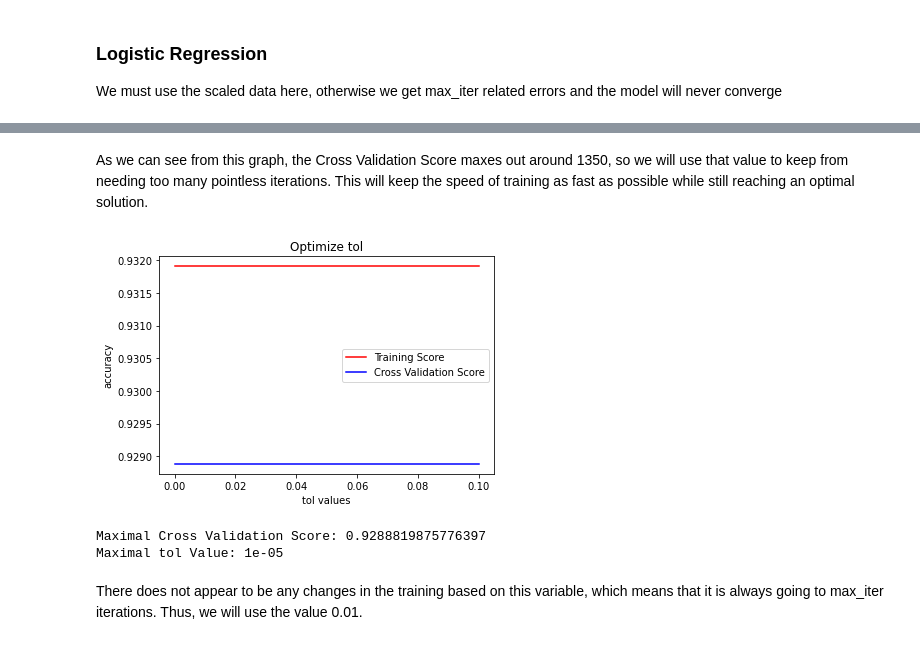
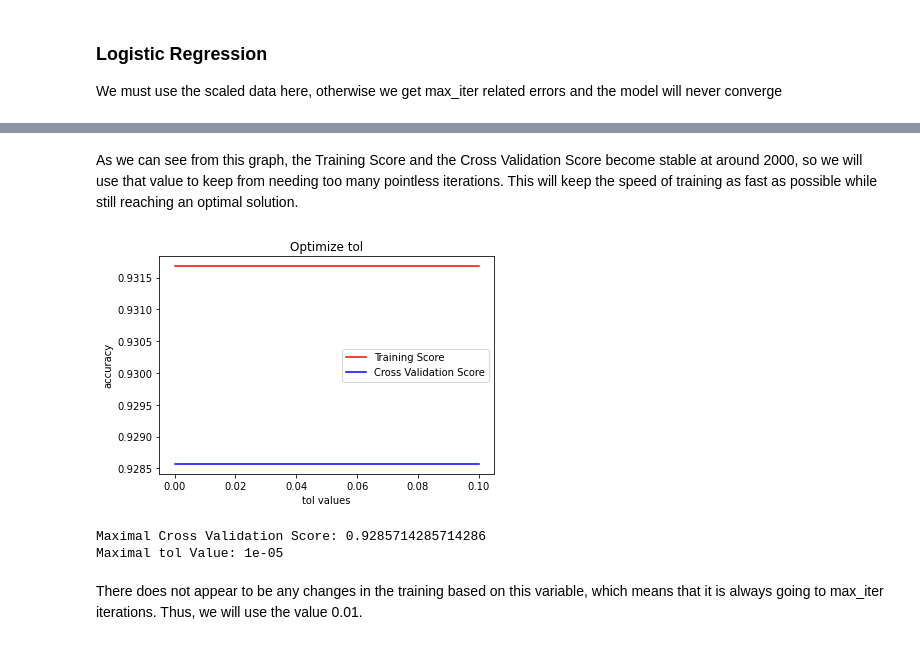
Before and after one commit to rwillett9/spam_classifier, a Jupyter notebook: spam_classifier.ipynb, the cells around one changed output, grey strips where cells are left out. Drawn from its saved outputs; the diff is of its cells as text; code cells hidden in the pictures.

Commit message:
finished logistic regression

```diff
--- a/spam_classifier.ipynb
+++ b/spam_classifier.ipynb
@@ -138,35 +138,35 @@ Maximal max_iter Value: 1321.0526315789473
 # %% [markdown]
-As we can see from this graph, the Cross Validation Score maxes out around 1350, so we will use that value to keep from needing too many pointless iterations. This will keep the speed of training as fast as possible while still reaching an optimal solution.
+As we can see from this graph, the Training Score and the Cross Validation Score become stable at around 2000, so we will use that value to keep from needing too many pointless iterations. This will keep the speed of training as fast as possible while still reaching an optimal solution.
 # %%
 # find optimal tol parameter using validation curve
-param_range = np.linspace(.00001, .1, 30)
+param_range = np.linspace(.00001, .1, 10)
 
-train_scores, valid_scores = test_params(LogisticRegression(max_iter=1350), X_scaled_train, Y_scaled_train,
+train_scores, valid_scores = test_params(LogisticRegression(max_iter=2000), X_scaled_train, Y_scaled_train,
                                          'tol', param_range)
 
 train_score_means = np.mean(train_scores, axis=1)
 valid_score_means = np.mean(valid_scores, axis=1)
 
 plt.title('Optimize tol')
 plt.xlabel('tol values')
 plt.ylabel('accuracy')
 plt.plot(param_range, train_score_means, color='red', label='Training Score')
 plt.plot(param_range, valid_score_means, color='blue', label='Cross Validation Score')
 
 plt.legend()
 plt.show()
 
 curr_max = float('-inf')
 max_val = -1
 for i in range(len(param_range)):
     if valid_score_means[i] > curr_max:
         curr_max = valid_score_means[i]
         max_val = param_range[i]
 print('Maximal Cross Validation Score:', curr_max)
 print('Maximal tol Value:', max_val)
 # %% [output]
-[figure, old version]
+[figure, new version]
-Maximal Cross Validation Score: 0.9288819875776397
+Maximal Cross Validation Score: 0.9285714285714286
 Maximal tol Value: 1e-05
 # %% [markdown]
 There does not appear to be any changes in the training based on this variable, which means that it is always going to max_iter iterations. Thus, we will use the value 0.01.
```
Also changed, not shown: parts of 5 cells of this notebook.
